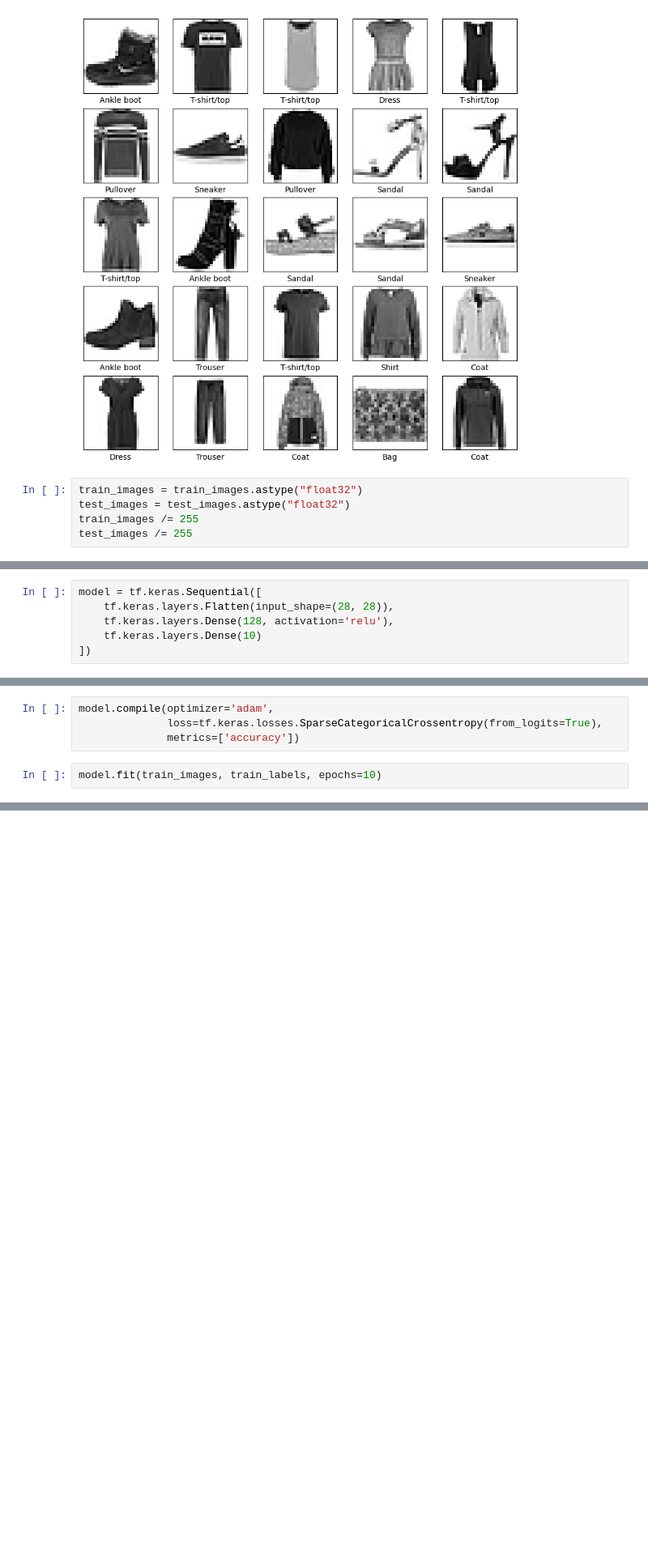
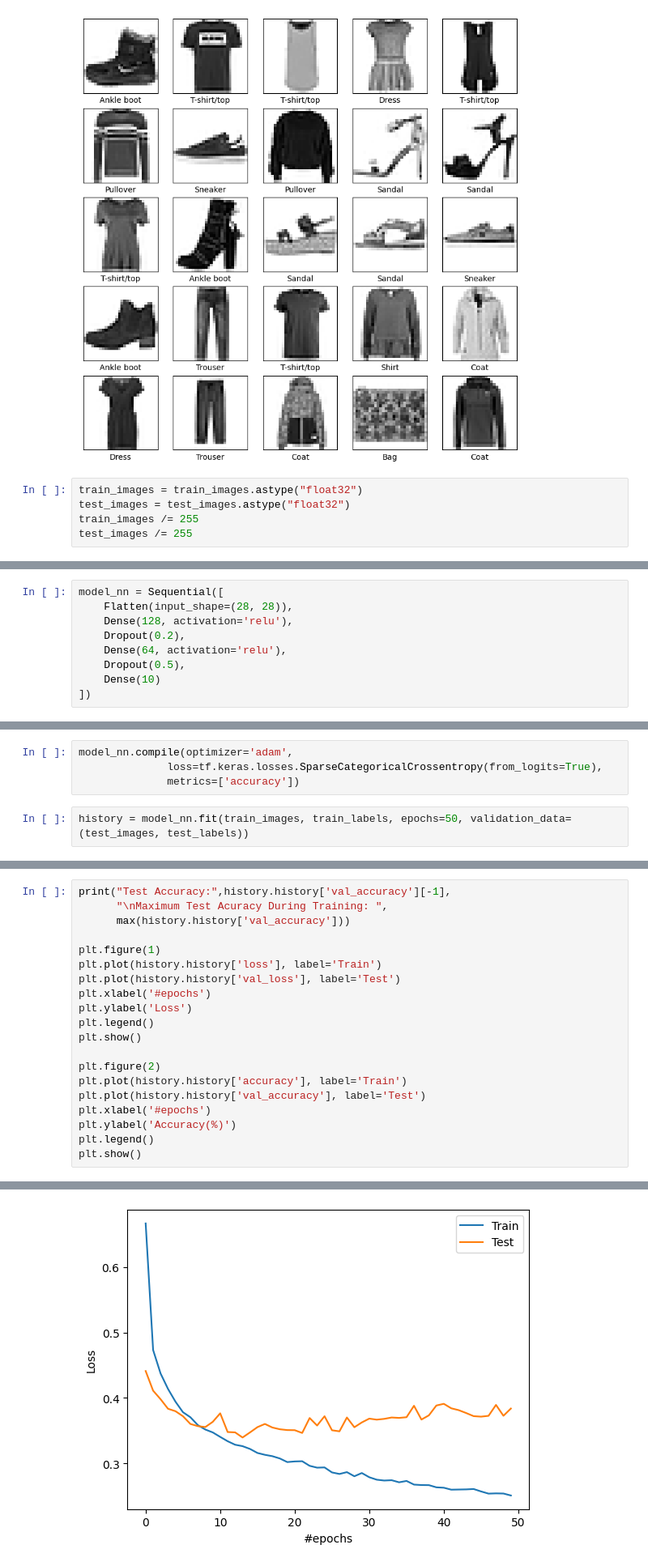
Before and after one commit to Mamootin/Basic-classification-Classify-images-of-clothing, a Jupyter notebook: fasion.ipynb, the cells around one changed output, grey strips where cells are left out. Shown at 81% size. Saved outputs shown, nothing was run; the diff lists cells and outputs as text; blank space fills up the shorter version.

```diff
--- a/fasion.ipynb
+++ b/fasion.ipynb
@@ -85,7 +75,10 @@ test_images /= 255
 # %%
-model = tf.keras.Sequential([
-    tf.keras.layers.Flatten(input_shape=(28, 28)),
-    tf.keras.layers.Dense(128, activation='relu'),
-    tf.keras.layers.Dense(10)
+model_nn = Sequential([
+    Flatten(input_shape=(28, 28)),
+    Dense(128, activation='relu'),
+    Dropout(0.2),
+    Dense(64, activation='relu'),
+    Dropout(0.5),
+    Dense(10)
 ])
 # %%
@@ -106,8 +105,8 @@ Model: "sequential"
  Non-trainable params: 0 (0.00 B)
 # %%
-model.compile(optimizer='adam',
+model_nn.compile(optimizer='adam',
               loss=tf.keras.losses.SparseCategoricalCrossentropy(from_logits=True),
               metrics=['accuracy'])
 # %%
-model.fit(train_images, train_labels, epochs=10)
+history = model_nn.fit(train_images, train_labels, epochs=50, validation_data=(test_images, test_labels))
 # %% [output]
@@ -142,0 +138,21 @@ Test accuracy: 88.32%
+# %%
+print("Test Accuracy:",history.history['val_accuracy'][-1],
+      "\nMaximum Test Acuracy During Training: ",
+      max(history.history['val_accuracy']))
+
+plt.figure(1)
+plt.plot(history.history['loss'], label='Train')
+plt.plot(history.history['val_loss'], label='Test')
+plt.xlabel('#epochs')
+plt.ylabel('Loss')
+plt.legend()
+plt.show()
+
+plt.figure(2)
+plt.plot(history.history['accuracy'], label='Train')
+plt.plot(history.history['val_accuracy'], label='Test')
+plt.xlabel('#epochs')
+plt.ylabel('Accuracy(%)')
+plt.legend()
+plt.show()
+# %% [output]
@@ -142,0 +161 @@ Test accuracy: 88.32%
+[figure, added]
```
Also changed, not shown: parts of 13 cells of this notebook.
